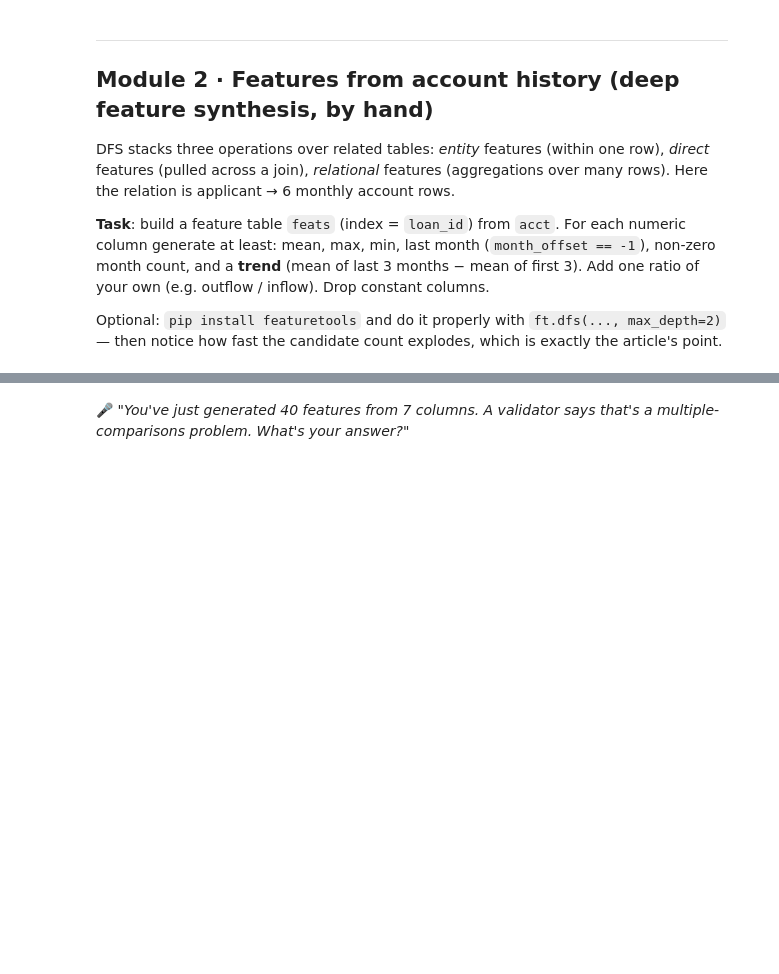
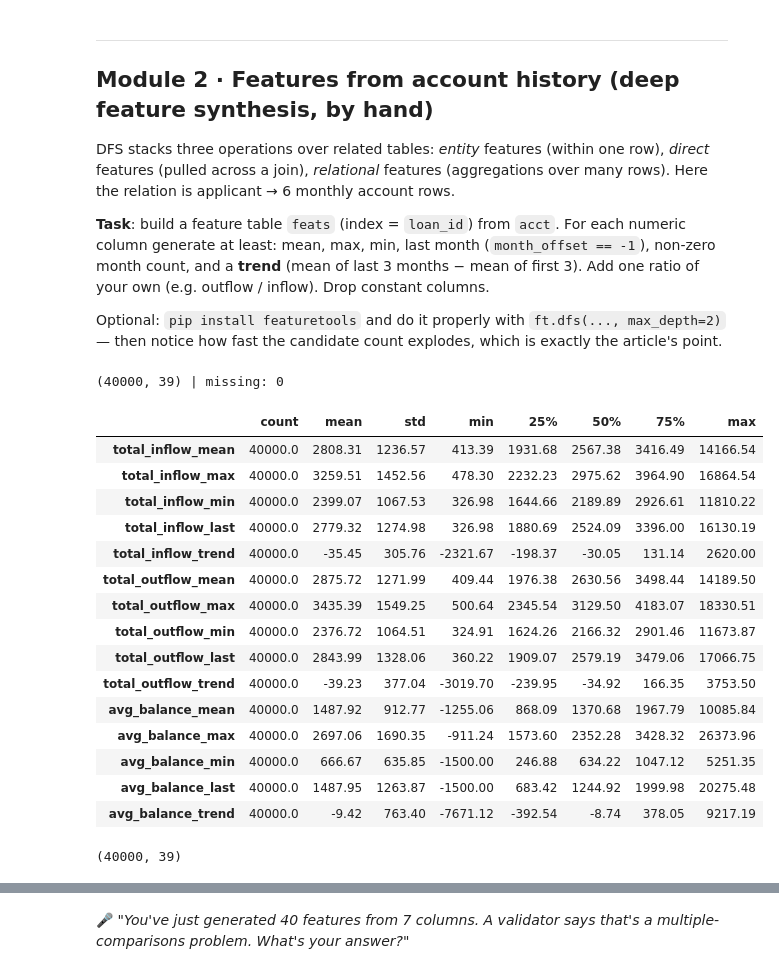
Before and after one commit to S-Azeem/gini_lab, a Jupyter notebook: gini_lab.ipynb, the cells around one changed output, grey strips where cells are left out. Drawn from its saved outputs; the diff is of its cells as text; code cells hidden in the pictures; blank space fills up the shorter version.

```diff
--- a/gini_lab.ipynb
+++ b/gini_lab.ipynb
@@ -262,7 +264,47 @@ DFS stacks three operations over related tables: *entity* features (within one r
 
 Optional: `pip install featuretools` and do it properly with `ft.dfs(..., max_depth=2)` — then notice how fast the candidate count explodes, which is exactly the article's point.
 # %%
-# TODO
 num_cols = ["total_inflow", "total_outflow", "avg_balance", "overdraft_days",
             "returned_dd_count", "gambling_spend", "salary_credit"]
-feats = None
+
+g     = acct.groupby("loan_id")
+last  = acct[acct["month_offset"] == -1].set_index("loan_id")       # month before application
+late  = acct[acct["month_offset"] >= -3].groupby("loan_id")          # months -3..-1
+early = acct[acct["month_offset"] <= -4].groupby("loan_id")          # months -6..-4
+
+feats = pd.DataFrame(index=g.size().index)
+for c in num_cols:
+    feats[f"{c}_mean"]  = g[c].mean()
+    feats[f"{c}_max"]   = g[c].max()
+    feats[f"{c}_min"]   = g[c].min()
+    feats[f"{c}_last"]  = last[c]
+    feats[f"{c}_trend"] = late[c].mean() - early[c].mean()           # >0 = rising into application
+    feats[f"{c}_nonzero_months"] = (acct[c] != 0).groupby(acct["loan_id"]).sum()
+
+feats["outflow_to_inflow_mean"] = feats["total_outflow_mean"] / feats["total_inflow_mean"]
+feats = feats.loc[:, feats.nunique() > 1]                             # drop constants
+
+print(feats.shape, "| missing:", feats.isna().sum().sum())
+feats.describe().T.round(2).head(15)
+# %% [output]
+(40000, 39) | missing: 0
+|  | count | mean | std | min | 25% | 50% | 75% | max |
+| total_inflow_mean | 40000.0 | 2808.31 | 1236.57 | 413.39 | 1931.68 | 2567.38 | 3416.49 | 14166.54 |
+| total_inflow_max | 40000.0 | 3259.51 | 1452.56 | 478.30 | 2232.23 | 2975.62 | 3964.90 | 16864.54 |
+| total_inflow_min | 40000.0 | 2399.07 | 1067.53 | 326.98 | 1644.66 | 2189.89 | 2926.61 | 11810.22 |
+| total_inflow_last | 40000.0 | 2779.32 | 1274.98 | 326.98 | 1880.69 | 2524.09 | 3396.00 | 16130.19 |
+| total_inflow_trend | 40000.0 | -35.45 | 305.76 | -2321.67 | -198.37 | -30.05 | 131.14 | 2620.00 |
+| total_outflow_mean | 40000.0 | 2875.72 | 1271.99 | 409.44 | 1976.38 | 2630.56 | 3498.44 | 14189.50 |
+| total_outflow_max | 40000.0 | 3435.39 | 1549.25 | 500.64 | 2345.54 | 3129.50 | 4183.07 | 18330.51 |
+| total_outflow_min | 40000.0 | 2376.72 | 1064.51 | 324.91 | 1624.26 | 2166.32 | 2901.46 | 11673.87 |
+| total_outflow_last | 40000.0 | 2843.99 | 1328.06 | 360.22 | 1909.07 | 2579.19 | 3479.06 | 17066.75 |
+| total_outflow_trend | 40000.0 | -39.23 | 377.04 | -3019.70 | -239.95 | -34.92 | 166.35 | 3753.50 |
+| avg_balance_mean | 40000.0 | 1487.92 | 912.77 | -1255.06 | 868.09 | 1370.68 | 1967.79 | 10085.84 |
+| avg_balance_max | 40000.0 | 2697.06 | 1690.35 | -911.24 | 1573.60 | 2352.28 | 3428.32 | 26373.96 |
+| avg_balance_min | 40000.0 | 666.67 | 635.85 | -1500.00 | 246.88 | 634.22 | 1047.12 | 5251.35 |
+| avg_balance_last | 40000.0 | 1487.95 | 1263.87 | -1500.00 | 683.42 | 1244.92 | 1999.98 | 20275.48 |
+| avg_balance_trend | 40000.0 | -9.42 | 763.40 | -7671.12 | -392.54 | -8.74 | 378.05 | 9217.19 |
+# %%
+feats.shape
+# %% [output]
+(40000, 39)
```
Also changed, not shown: parts of 5 cells of this notebook.
